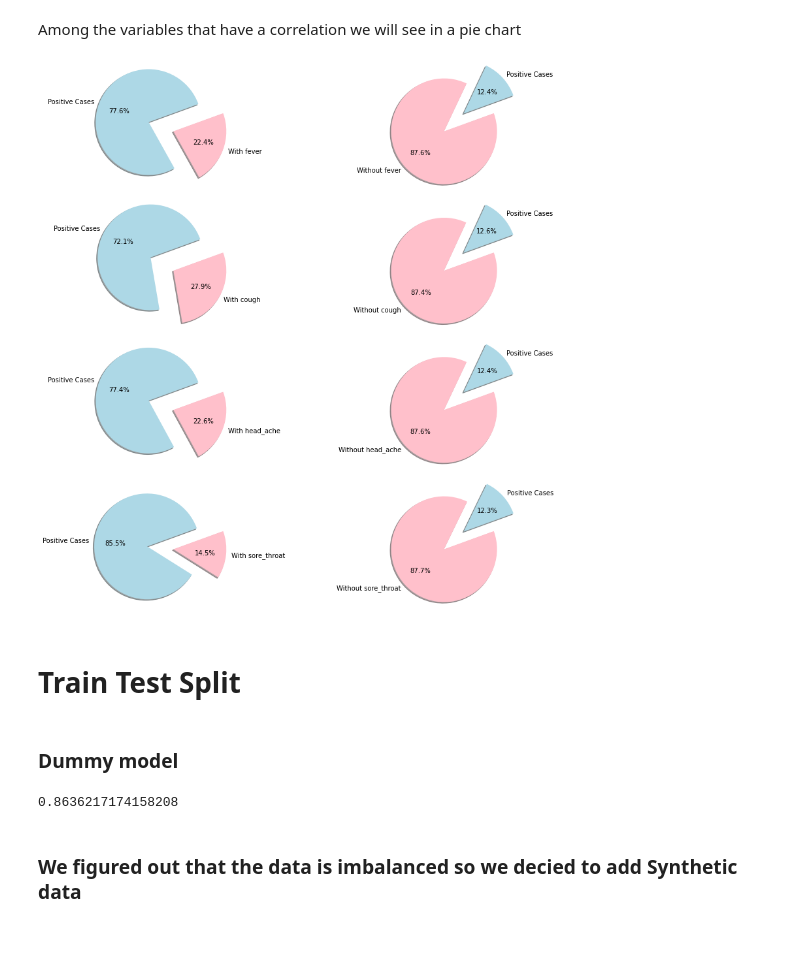
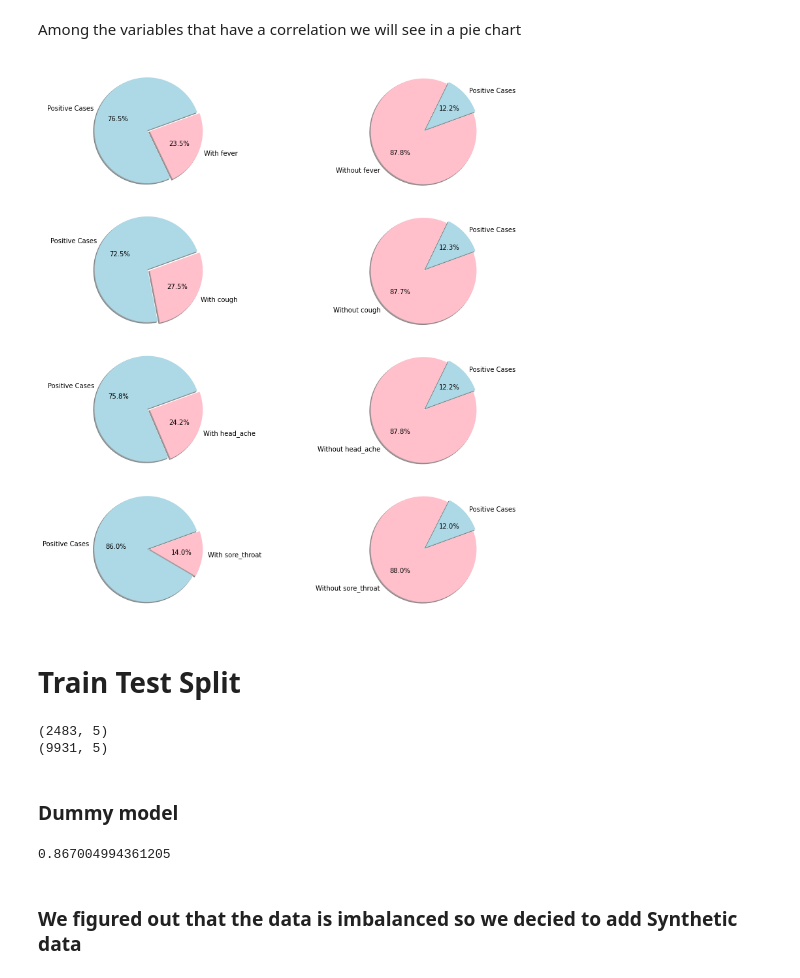
Before and after one commit to royofer123/ml_project, a Jupyter notebook: ml_project.ipynb, the cells around one changed output. Drawn from its saved outputs; the diff is of its cells as text; code cells hidden in the pictures; blank space fills up the shorter version.

```diff
--- a/ml_project.ipynb
+++ b/ml_project.ipynb
@@ -12,6 +20,7 @@ import warnings
 warnings.filterwarnings('ignore')
 # %% [markdown]
 # Basic info on the Data
+# %%
+df = pd.read_csv("/Users/twmrgwzln/Downloads/corona_tested_individuals_ver_00225.csv")
 # %%
-df = pd.read_csv("C:\\Project\\corona_tested_individuals_ver_00225.csv")
-df
+#df = pd.read_csv("C:\\Project\\corona_tested_individuals_ver_00225.csv")
@@ -376,7 +387,7 @@ Using the hot map we noticed that there is no correlation between the following
 
 So we decided to delete them.
 # %%
-sample_df.drop(['age_60_and_above','gender' , 'test_indication'], axis=1, inplace=True)
+sample_df.drop(['age_60_and_above','gender' , 'test_indication','test_date'], axis=1, inplace=True)
 # %% [markdown]
 Among the variables that have a correlation we will see in a pie chart
 # %%
@@ -388,7 +399,7 @@ sample_df_postive = sample_df['corona_result'] == 1
 labels = 'Positive Cases', 'With fever'
 sizes = [sample_df_positive.sum(), sample_df_fever.sum()]
 colors = ['lightblue', 'pink']
-explode = (0.5, 0)
+explode = (0.05, 0)
 ax1.pie(sizes, explode=explode, labels=labels, colors=colors,
 autopct='%1.1f%%', shadow=True, startangle=20)
 
@@ -397,7 +408,7 @@ sample_df_postive = sample_df['corona_result'] == 1
 labels = 'Positive Cases', 'With cough'
 sizes = [sample_df_positive.sum(), sample_df_cough.sum()]
 colors = ['lightblue', 'pink']
-explode = (0.5, 0)
+explode = (0.05, 0)
 ax2.pie(sizes, explode=explode, labels=labels, colors=colors,
 autopct='%1.1f%%', shadow=True, startangle=20)
 
@@ -406,7 +417,7 @@ sample_df_postive = sample_df['corona_result'] == 1
 labels = 'Positive Cases', 'With head_ache'
 sizes = [sample_df_positive.sum(), sample_df_head_ache.sum()]
 colors = ['lightblue', 'pink']
-explode = (0.5, 0)
+explode = (0.05, 0)
 ax3.pie(sizes, explode=explode, labels=labels, colors=colors,
 autopct='%1.1f%%', shadow=True, startangle=20)
 
@@ -415,7 +426,7 @@ sample_df_postive = sample_df['corona_result'] == 1
 labels = 'Positive Cases', 'With sore_throat'
 sizes = [sample_df_positive.sum(), sample_df_sore_throat.sum()]
 colors = ['lightblue', 'pink']
-explode = (0.5, 0)
+explode = (0.05, 0)
 ax4.pie(sizes, explode=explode, labels=labels, colors=colors,
 autopct='%1.1f%%', shadow=True, startangle=20)
 
@@ -424,41 +435,41 @@ sample_df_postive = sample_df['corona_result'] == 1
 labels = 'Positive Cases', 'Without fever'
 sizes = [sample_df_positive.sum(), sample_df_fever.sum()]
 colors = ['lightblue', 'pink']
-explode = (0.5, 0)
+explode = (0.05, 0)
 ax5.pie(sizes, explode=explode, labels=labels, colors=colors,
 autopct='%1.1f%%', shadow=True, startangle=20)
 
 sample_df_cough = sample_df['cough'] == 0
 sample_df_postive = sample_df['corona_result'] == 1
 labels = 'Positive Cases', 'Without cough'
 sizes = [sample_df_positive.sum(), sample_df_cough.sum()]
 colors = ['lightblue', 'pink']
-explode = (0.5, 0)
+explode = (0.05, 0)
 ax6.pie(sizes, explode=explode, labels=labels, colors=colors,
 autopct='%1.1f%%', shadow=True, startangle=20)
 
 sample_df_head_ache = sample_df['head_ache'] == 0
 sample_df_postive = sample_df['corona_result'] == 1
 labels = 'Positive Cases', 'Without head_ache'
 sizes = [sample_df_positive.sum(), sample_df_head_ache.sum()]
 colors = ['lightblue', 'pink']
-explode = (0.5, 0)
+explode = (0.05, 0)
 ax7.pie(sizes, explode=explode, labels=labels, colors=colors,
 autopct='%1.1f%%', shadow=True, startangle=20)
 
 sample_df_sore_throat = sample_df['sore_throat'] == 0
 sample_df_postive = sample_df['corona_result'] == 1
 labels = 'Positive Cases', 'Without sore_throat'
 sizes = [sample_df_positive.sum(), sample_df_sore_throat.sum()]
 colors = ['lightblue', 'pink']
-explode = (0.5, 0)
+explode = (0.05, 0)
 ax8.pie(sizes, explode=explode, labels=labels, colors=colors,
 autopct='%1.1f%%', shadow=True, startangle=20)
 
 plt.tight_layout()
 plt.show()
 # %% [output]
-[figure, old version]
+[figure, new version]
 # %% [markdown]
 #  Train Test Split
 # %%
@@ -468,3 +479,9 @@ X_train, X_test, y_train, y_test = train_test_split(X, Y, test_size=0.2, random_
+# %%
+print(X_test.shape)
+print(X_train.shape)
+# %% [output]
+(2483, 5)
+(9931, 5)
 # %% [markdown]
 ### Dummy model
 # %%
@@ -474,7 +491,7 @@ DummyClassifier(strategy='most_frequent')
 dummy_clf.predict(X)
 dummy_clf.score(X, Y)
 # %% [output]
-0.8636217174158208
+0.867004994361205
 # %% [markdown]
 ### We figured out that the data is imbalanced so we decied to add Synthetic data
 # %%
```
Also changed, not shown: parts of 26 cells of this notebook.
